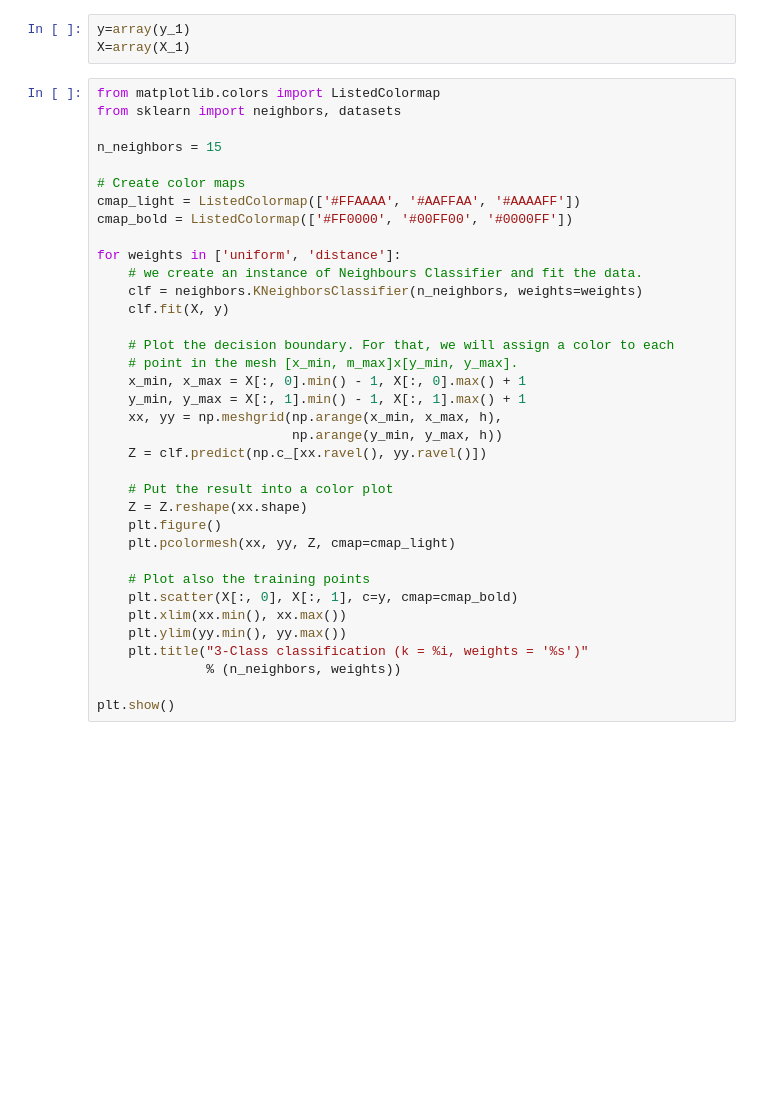
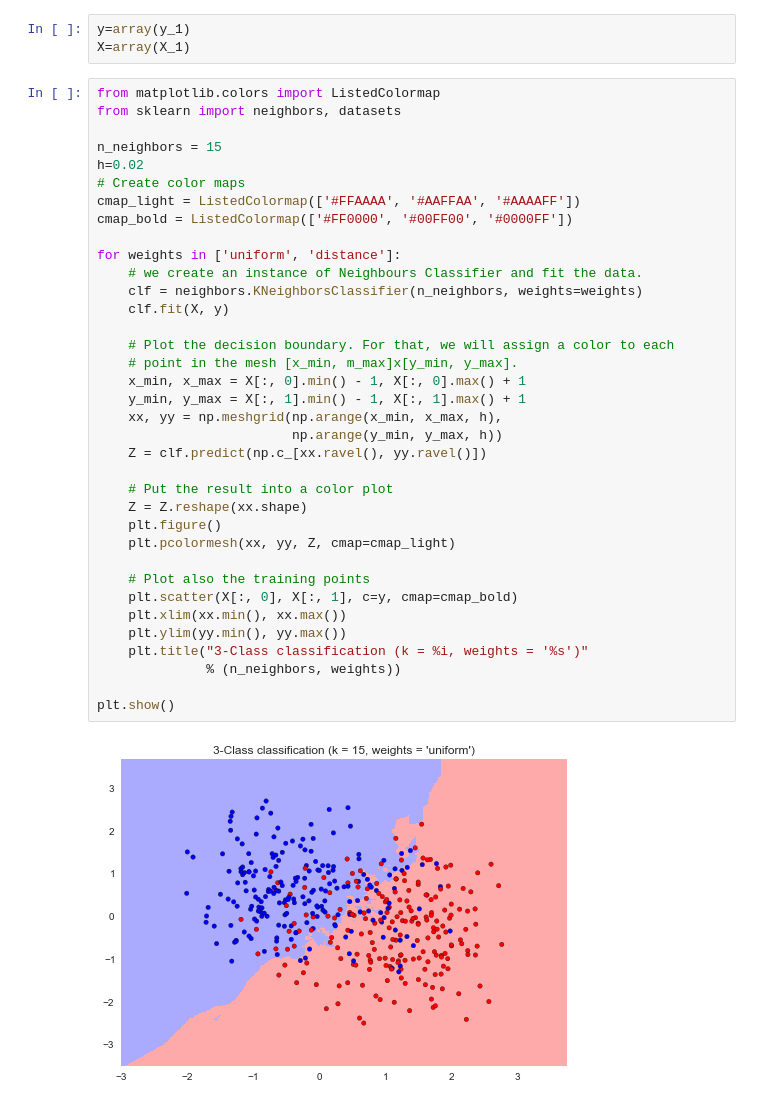
Before and after one commit to MendezV/Machine-Learning, a Jupyter notebook: Machine Learning Class.ipynb, the cells around one changed output. Saved outputs shown, nothing was run; the diff lists cells and outputs as text; blank space fills up the shorter version.

```diff
--- a/Machine Learning Class.ipynb
+++ b/Machine Learning Class.ipynb
@@ -74,34 +84,36 @@ from matplotlib.colors import ListedColormap
 from sklearn import neighbors, datasets
 
 n_neighbors = 15
-
+h=0.02
 # Create color maps
 cmap_light = ListedColormap(['#FFAAAA', '#AAFFAA', '#AAAAFF'])
 cmap_bold = ListedColormap(['#FF0000', '#00FF00', '#0000FF'])
 
 for weights in ['uniform', 'distance']:
     # we create an instance of Neighbours Classifier and fit the data.
     clf = neighbors.KNeighborsClassifier(n_neighbors, weights=weights)
     clf.fit(X, y)
 
     # Plot the decision boundary. For that, we will assign a color to each
     # point in the mesh [x_min, m_max]x[y_min, y_max].
     x_min, x_max = X[:, 0].min() - 1, X[:, 0].max() + 1
     y_min, y_max = X[:, 1].min() - 1, X[:, 1].max() + 1
     xx, yy = np.meshgrid(np.arange(x_min, x_max, h),
                          np.arange(y_min, y_max, h))
     Z = clf.predict(np.c_[xx.ravel(), yy.ravel()])
 
     # Put the result into a color plot
     Z = Z.reshape(xx.shape)
     plt.figure()
     plt.pcolormesh(xx, yy, Z, cmap=cmap_light)
 
     # Plot also the training points
     plt.scatter(X[:, 0], X[:, 1], c=y, cmap=cmap_bold)
     plt.xlim(xx.min(), xx.max())
     plt.ylim(yy.min(), yy.max())
     plt.title("3-Class classification (k = %i, weights = '%s')"
               % (n_neighbors, weights))
 
 plt.show()
+# %% [output]
+[figure, added]
```
Also changed, not shown: parts of 5 cells of this notebook.
